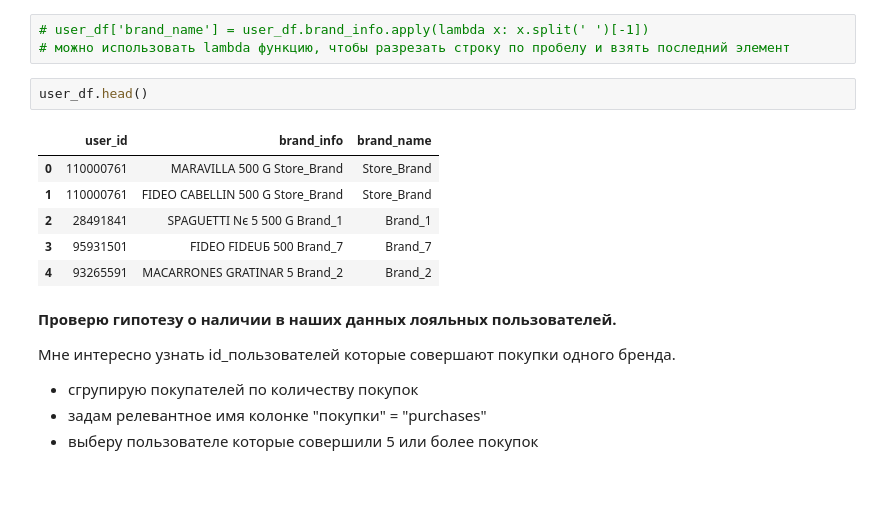
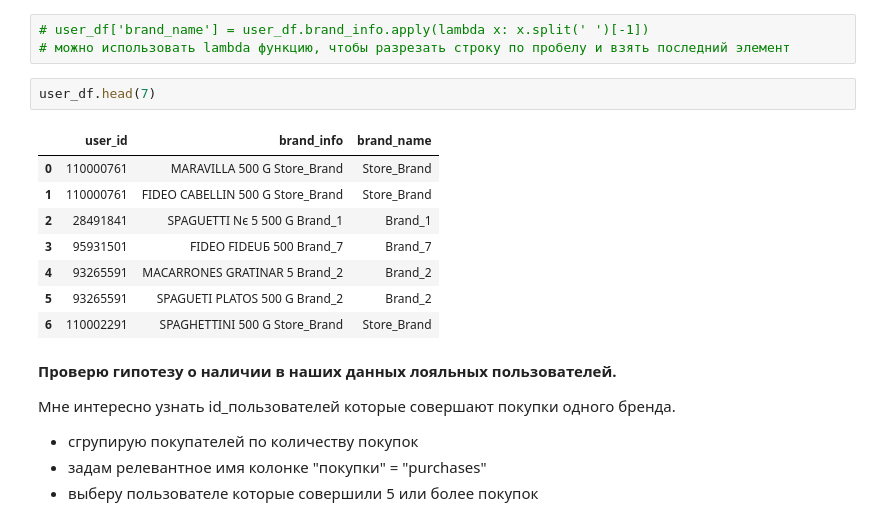
Before and after one commit to MaksimOsokin/training_in_pandas, a Jupyter notebook: mini_projects/Mini_proekt_analysis of user loyalty.ipynb, the cells around one changed output. Cells and saved outputs as stored; diff of their text form; blank space fills up the shorter version.

```diff
--- a/mini_projects/Mini_proekt_analysis of user loyalty.ipynb
+++ b/mini_projects/Mini_proekt_analysis of user loyalty.ipynb
@@ -77,14 +77,16 @@ user_df['brand_name'] = user_df.brand_info.apply(split_brand)
 # user_df['brand_name'] = user_df.brand_info.apply(lambda x: x.split(' ')[-1])
 # можно использовать lambda функцию, чтобы разрезать строку по пробелу и взять последний элемент
 # %%
-user_df.head()
+user_df.head(7)
 # %% [output]
 |  | user_id | brand_info | brand_name |
 | 0 | 110000761 | MARAVILLA 500 G Store_Brand | Store_Brand |
 | 1 | 110000761 | FIDEO CABELLIN 500 G Store_Brand | Store_Brand |
 | 2 | 28491841 | SPAGUETTI Nє 5 500 G Brand_1 | Brand_1 |
 | 3 | 95931501 | FIDEO FIDEUБ 500 Brand_7 | Brand_7 |
 | 4 | 93265591 | MACARRONES GRATINAR 5 Brand_2 | Brand_2 |
+| 5 | 93265591 | SPAGUETI PLATOS 500 G Brand_2 | Brand_2 |
+| 6 | 110002291 | SPAGHETTINI 500 G Store_Brand | Store_Brand |
 # %% [markdown]
 **Проверю гипотезу о наличии в наших данных лояльных пользователей.**
 
```
Also changed, not shown: parts of 12 cells of this notebook.
